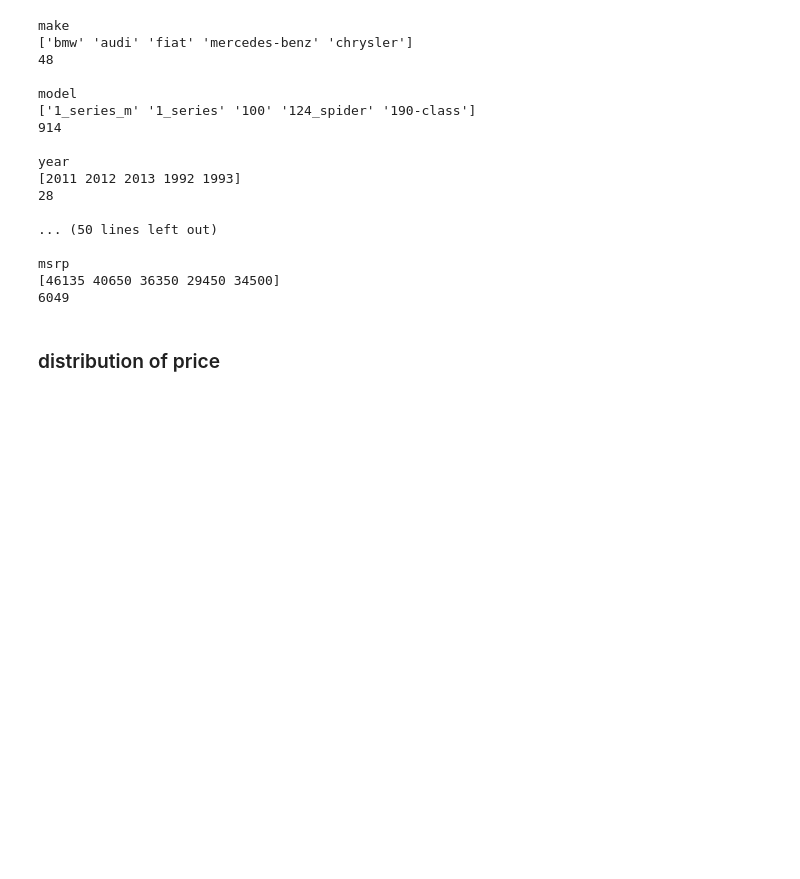
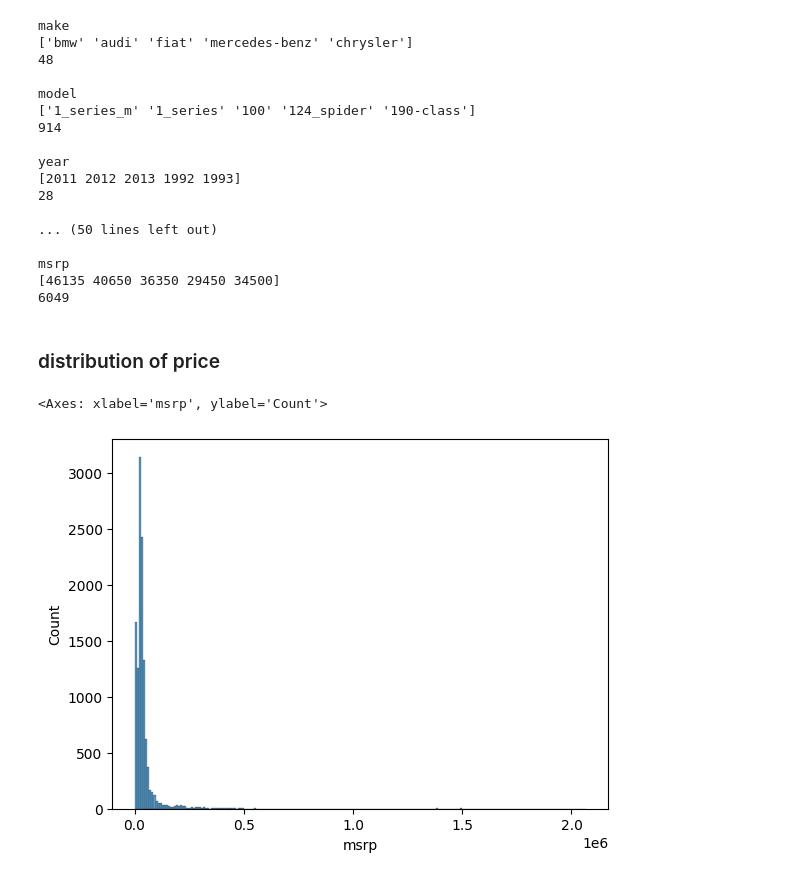
Before and after one commit to Liwhenandwhere/ML-Zoomcamp-Homework, a Jupyter notebook: CH2 Car price.ipynb, the cells around one changed output. Drawn from its saved outputs; the diff is of its cells as text; code cells hidden in the pictures; blank space fills up the shorter version.

```diff
--- a/CH2 Car price.ipynb
+++ b/CH2 Car price.ipynb
@@ -120,0 +126,5 @@ msrp
+# %%
+sns.histplot(df.msrp)
+# %% [output]
+<Axes: xlabel='msrp', ylabel='Count'>
+[figure, added]
```
Also changed, not shown: parts of 17 cells of this notebook, 1 other file.
